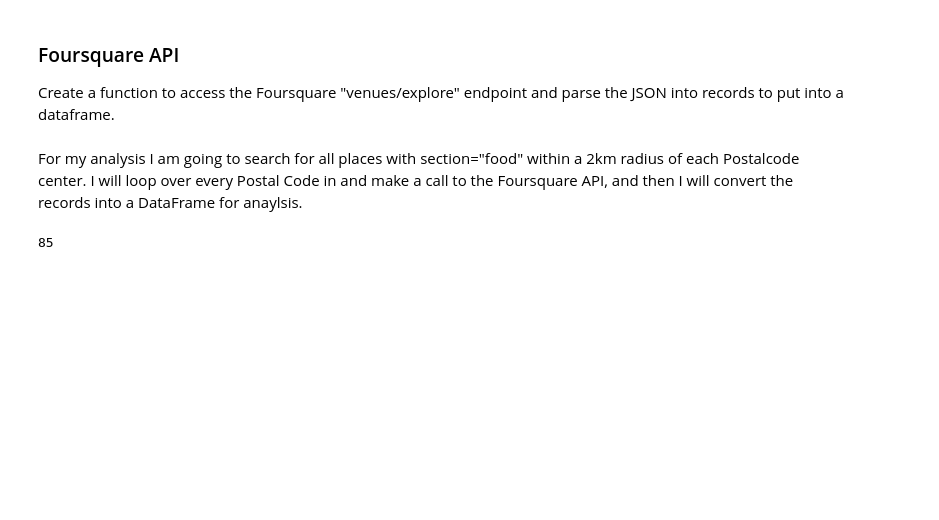
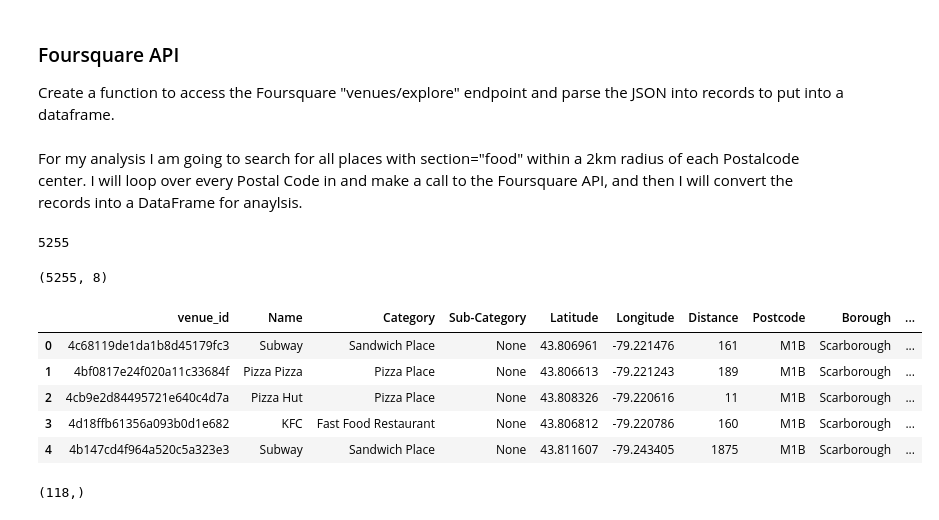
Before and after one commit to jonathanmishler/Coursera_Capstone, a Jupyter notebook: week3_notebook.ipynb, the cells around one changed output. Saved outputs shown, nothing was run; the diff lists cells and outputs as text; code cells hidden in the pictures; blank space fills up the shorter version.

```diff
--- a/week3_notebook.ipynb
+++ b/week3_notebook.ipynb
@@ -290,8 +278,28 @@ def explore_venues(postcode: str, lat: float, lon: float, section: str = None, r
 For my analysis I am going to search for all places with section="food" within a 2km radius of each Postalcode center.  I will loop over every Postal Code in and make a call to the Foursquare API, and then I will convert the records into a DataFrame for anaylsis.
 # %%
 food = list()
-for postcode in tor_df.iloc[0:3,:].itertuples():
+for postcode in tor_df.itertuples():
     food.extend(explore_venues(postcode.Postcode, postcode.Latitude, postcode.Longitude, section='food', radius=2000))
 len(food)
 # %% [output]
-85
+5255
+# %%
+food_df = pd.DataFrame(food)
+food_df.shape
+# %% [output]
+(5255, 8)
+# %%
+# Merge the Borough and Neighborhood data into the food data
+tor_food = food_df.merge(tor_df[['Postcode', 'Borough', 'Neighbourhood']], how='left', on="Postcode")
+tor_food.head()
+# %% [output]
+|  | venue_id | Name | Category | Sub-Category | Latitude | Longitude | Distance | Postcode | Borough | ... |
+| 0 | 4c68119de1da1b8d45179fc3 | Subway | Sandwich Place | None | 43.806961 | -79.221476 | 161 | M1B | Scarborough | ... |
+| 1 | 4bf0817e24f020a11c33684f | Pizza Pizza | Pizza Place | None | 43.806613 | -79.221243 | 189 | M1B | Scarborough | ... |
+| 2 | 4cb9e2d84495721e640c4d7a | Pizza Hut | Pizza Place | None | 43.808326 | -79.220616 | 11 | M1B | Scarborough | ... |
+| 3 | 4d18ffb61356a093b0d1e682 | KFC | Fast Food Restaurant | None | 43.806812 | -79.220786 | 160 | M1B | Scarborough | ... |
+| 4 | 4b147cd4f964a520c5a323e3 | Subway | Sandwich Place | None | 43.811607 | -79.243405 | 1875 | M1B | Scarborough | ... |
+# %%
+tor_food['Category'].unique().shape
+# %% [output]
+(118,)
```
Also changed, not shown: parts of 5 cells of this notebook, 1 other file.
